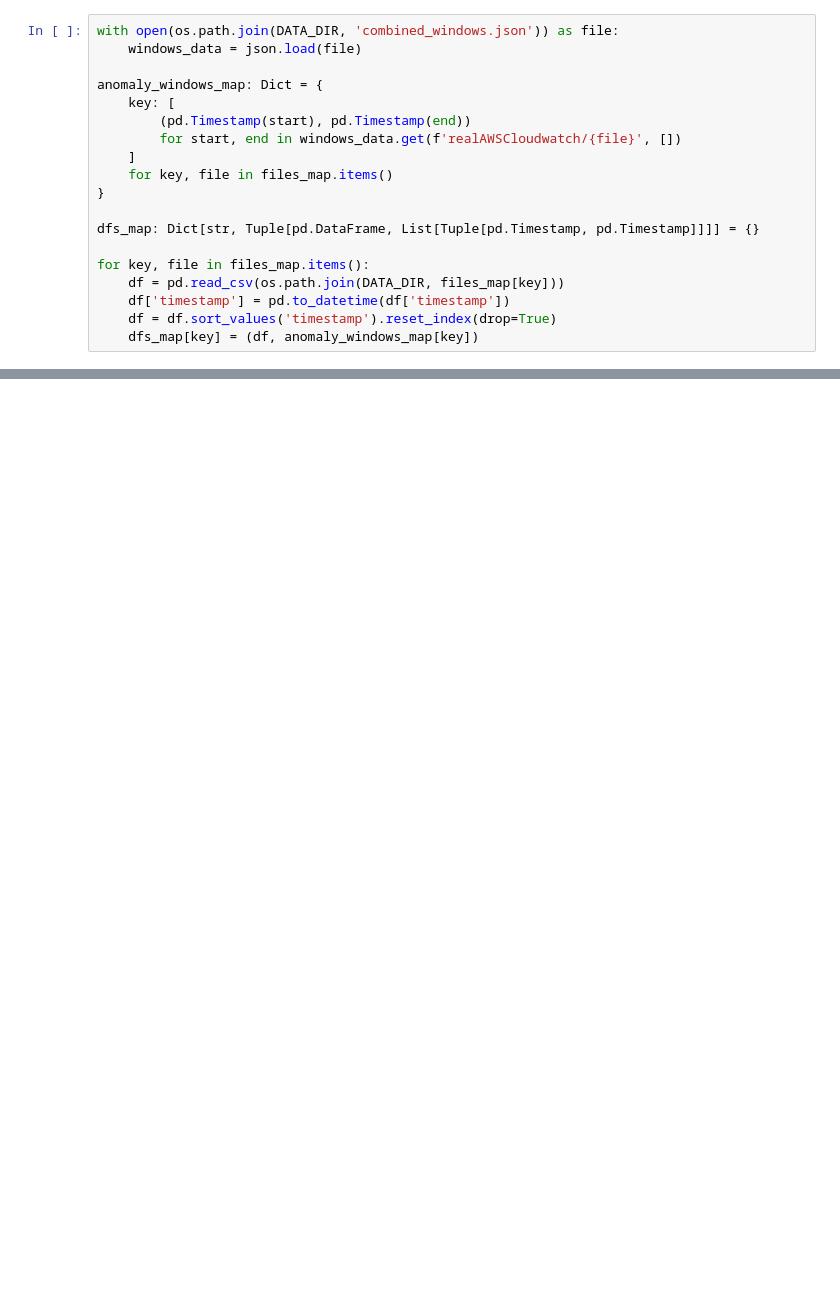
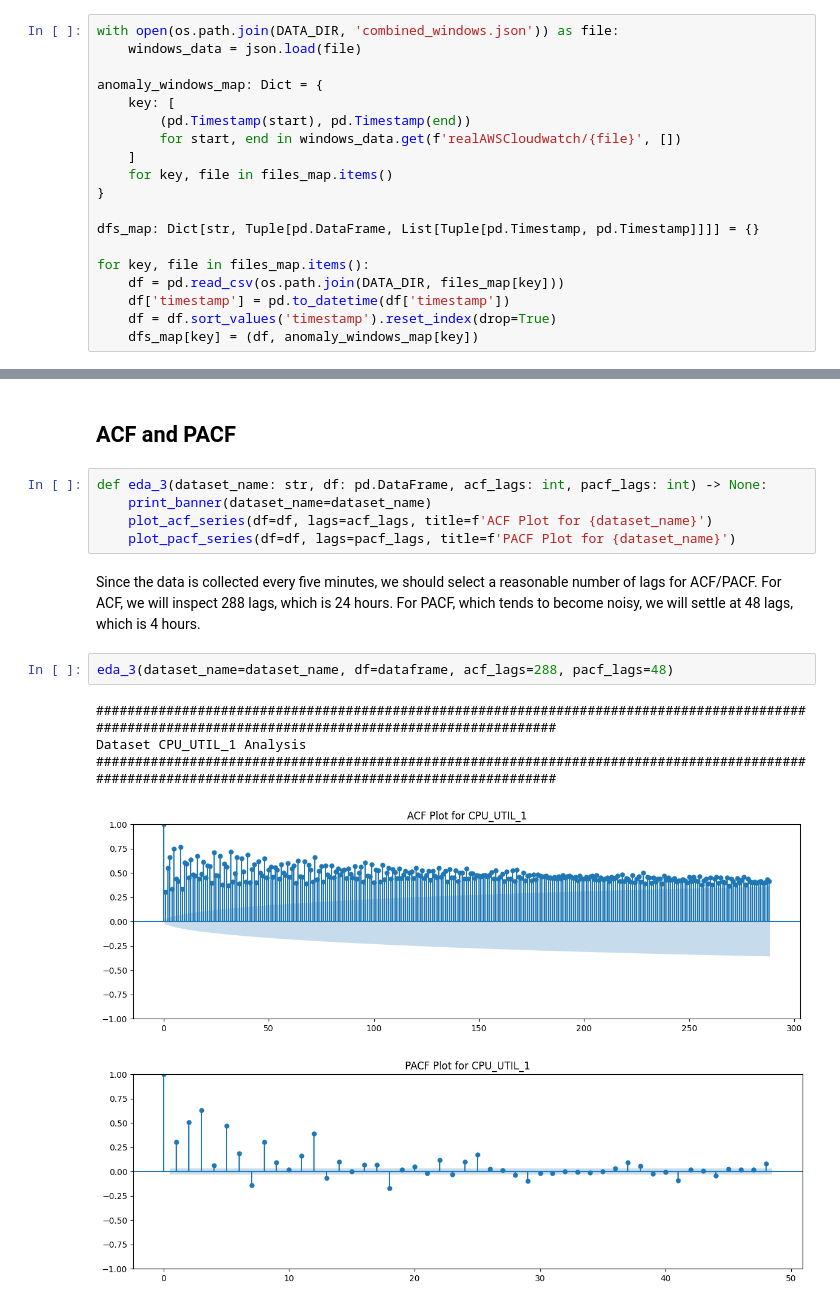
Before and after one commit to Umair-A-Mirza/cloud-alert-forecasting-internship-task, a Jupyter notebook: notebooks/eda.ipynb, the cells around one changed output, grey strips where cells are left out. Cells and saved outputs as stored; diff of their text form; blank space fills up the shorter version.

```diff
--- a/notebooks/eda.ipynb
+++ b/notebooks/eda.ipynb
@@ -127,0 +149,17 @@ anomalous_point_fraction  0.09970238095238096
+# %% [markdown]
+## ACF and PACF
+# %%
+def eda_3(dataset_name: str, df: pd.DataFrame, acf_lags: int, pacf_lags: int) -> None:
+    print_banner(dataset_name=dataset_name)
+    plot_acf_series(df=df, lags=acf_lags, title=f'ACF Plot for {dataset_name}')
+    plot_pacf_series(df=df, lags=pacf_lags, title=f'PACF Plot for {dataset_name}')
+# %% [markdown]
+Since the data is collected every five minutes, we should select a reasonable number of lags for ACF/PACF. For ACF, we will inspect 288 lags, which is 24 hours. For PACF, which tends to become noisy, we will settle at 48 lags, which is 4 hours.
+# %%
+eda_3(dataset_name=dataset_name, df=dataframe, acf_lags=288, pacf_lags=48)
+# %% [output]
+######################################################################################################################################################
+Dataset CPU_UTIL_1 Analysis
+######################################################################################################################################################
+[figure, added]
+[figure, added]
```
Also changed, not shown: parts of 20 cells of this notebook, 2 other files.
